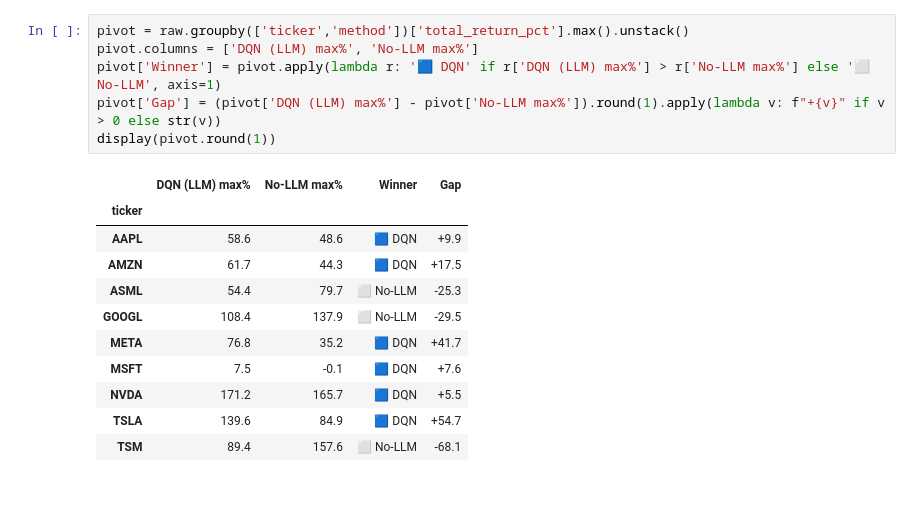
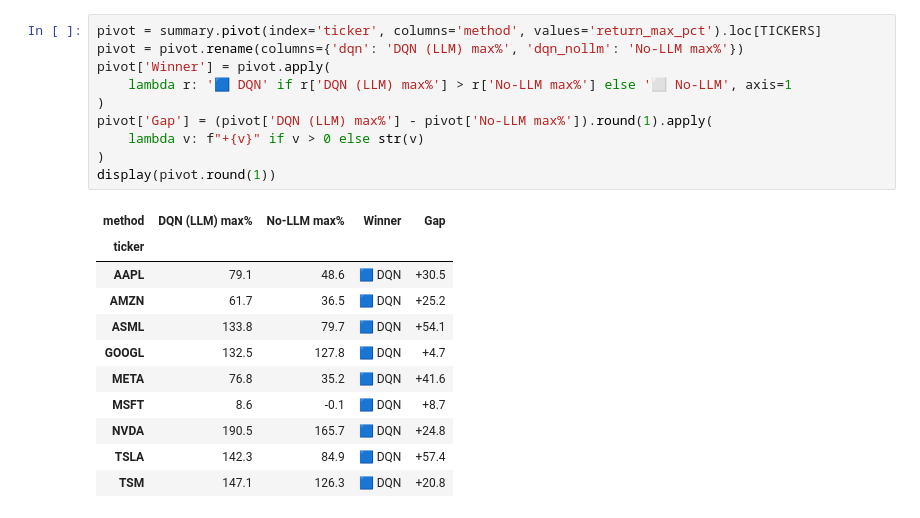
Before and after one commit to afifi-yusuf/IntelliTrade, a Jupyter notebook: backtest_analysis_seeded_weekly_compare.ipynb, the cells around one changed output. Drawn from its saved outputs; the diff is of its cells as text.

```diff
--- a/backtest_analysis_seeded_weekly_compare.ipynb
+++ b/backtest_analysis_seeded_weekly_compare.ipynb
@@ -169,18 +232,22 @@ Averages across all tickers:
 # %%
-pivot = raw.groupby(['ticker','method'])['total_return_pct'].max().unstack()
-pivot.columns = ['DQN (LLM) max%', 'No-LLM max%']
-pivot['Winner'] = pivot.apply(lambda r: '🟦 DQN' if r['DQN (LLM) max%'] > r['No-LLM max%'] else '⬜ No-LLM', axis=1)
-pivot['Gap'] = (pivot['DQN (LLM) max%'] - pivot['No-LLM max%']).round(1).apply(lambda v: f"+{v}" if v > 0 else str(v))
+pivot = summary.pivot(index='ticker', columns='method', values='return_max_pct').loc[TICKERS]
+pivot = pivot.rename(columns={'dqn': 'DQN (LLM) max%', 'dqn_nollm': 'No-LLM max%'})
+pivot['Winner'] = pivot.apply(
+    lambda r: '🟦 DQN' if r['DQN (LLM) max%'] > r['No-LLM max%'] else '⬜ No-LLM', axis=1
+)
+pivot['Gap'] = (pivot['DQN (LLM) max%'] - pivot['No-LLM max%']).round(1).apply(
+    lambda v: f"+{v}" if v > 0 else str(v)
+)
 display(pivot.round(1))
 # %% [output]
-|  | DQN (LLM) max% | No-LLM max% | Winner | Gap |
+| method | DQN (LLM) max% | No-LLM max% | Winner | Gap |
 | ticker |  |  |  |  |
-| AAPL | 58.6 | 48.6 | 🟦 DQN | +9.9 |
-| AMZN | 61.7 | 44.3 | 🟦 DQN | +17.5 |
-| ASML | 54.4 | 79.7 | ⬜ No-LLM | -25.3 |
-| GOOGL | 108.4 | 137.9 | ⬜ No-LLM | -29.5 |
-| META | 76.8 | 35.2 | 🟦 DQN | +41.7 |
-| MSFT | 7.5 | -0.1 | 🟦 DQN | +7.6 |
-| NVDA | 171.2 | 165.7 | 🟦 DQN | +5.5 |
-| TSLA | 139.6 | 84.9 | 🟦 DQN | +54.7 |
-| TSM | 89.4 | 157.6 | ⬜ No-LLM | -68.1 |
+| AAPL | 79.1 | 48.6 | 🟦 DQN | +30.5 |
+| AMZN | 61.7 | 36.5 | 🟦 DQN | +25.2 |
+| ASML | 133.8 | 79.7 | 🟦 DQN | +54.1 |
+| GOOGL | 132.5 | 127.8 | 🟦 DQN | +4.7 |
+| META | 76.8 | 35.2 | 🟦 DQN | +41.6 |
+| MSFT | 8.6 | -0.1 | 🟦 DQN | +8.7 |
+| NVDA | 190.5 | 165.7 | 🟦 DQN | +24.8 |
+| TSLA | 142.3 | 84.9 | 🟦 DQN | +57.4 |
+| TSM | 147.1 | 126.3 | 🟦 DQN | +20.8 |
```
Also changed, not shown: parts of 5 cells of this notebook, 1 other file.
